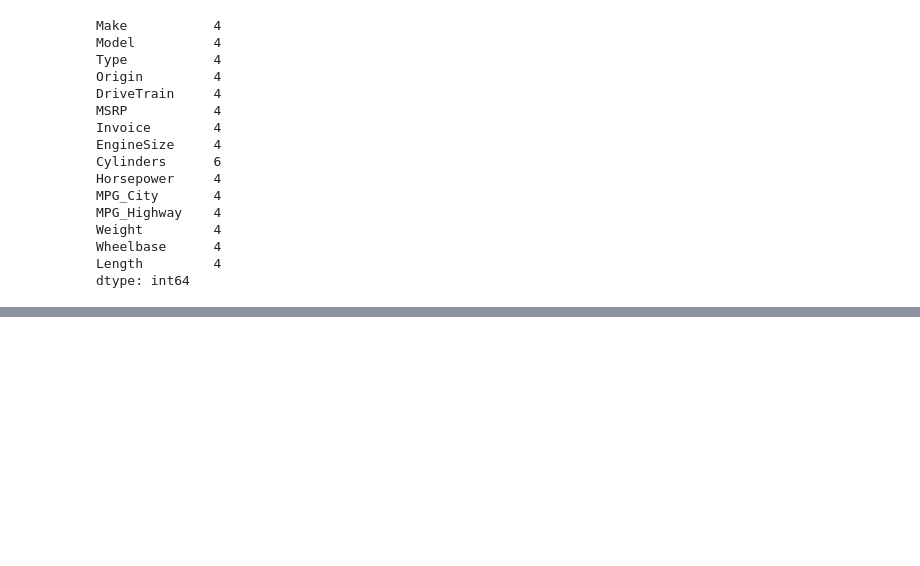
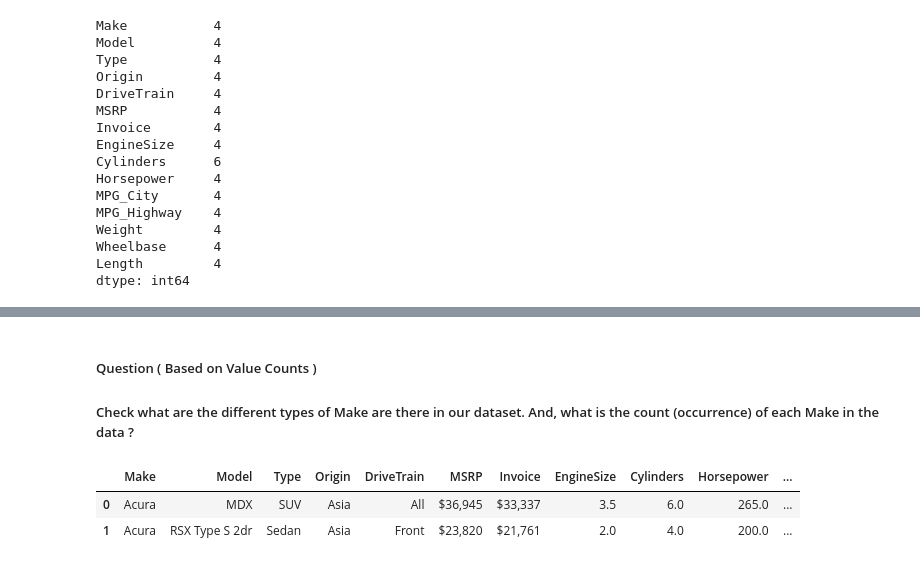
Before and after one commit to Jhonelkour/Project2, a Jupyter notebook: Project2.ipynb, the cells around one changed output, grey strips where cells are left out. Saved outputs shown, nothing was run; the diff lists cells and outputs as text; code cells hidden in the pictures; blank space fills up the shorter version.

```diff
--- a/Project2.ipynb
+++ b/Project2.ipynb
@@ -58,0 +88,9 @@ dtype: int64
+# %% [markdown]
+##### Question ( Based on Value Counts )
+##### Check what are the different types of Make are there in our dataset. And, what is the count (occurrence) of each Make in the data ?
+# %%
+df.head(2)
+# %% [output]
+|  | Make | Model | Type | Origin | DriveTrain | MSRP | Invoice | EngineSize | Cylinders | Horsepower | ... |
+| 0 | Acura | MDX | SUV | Asia | All | $36,945 | $33,337 | 3.5 | 6.0 | 265.0 | ... |
+| 1 | Acura | RSX Type S 2dr | Sedan | Asia | Front | $23,820 | $21,761 | 2.0 | 4.0 | 200.0 | ... |
```
Also changed, not shown: parts of 17 cells of this notebook.
